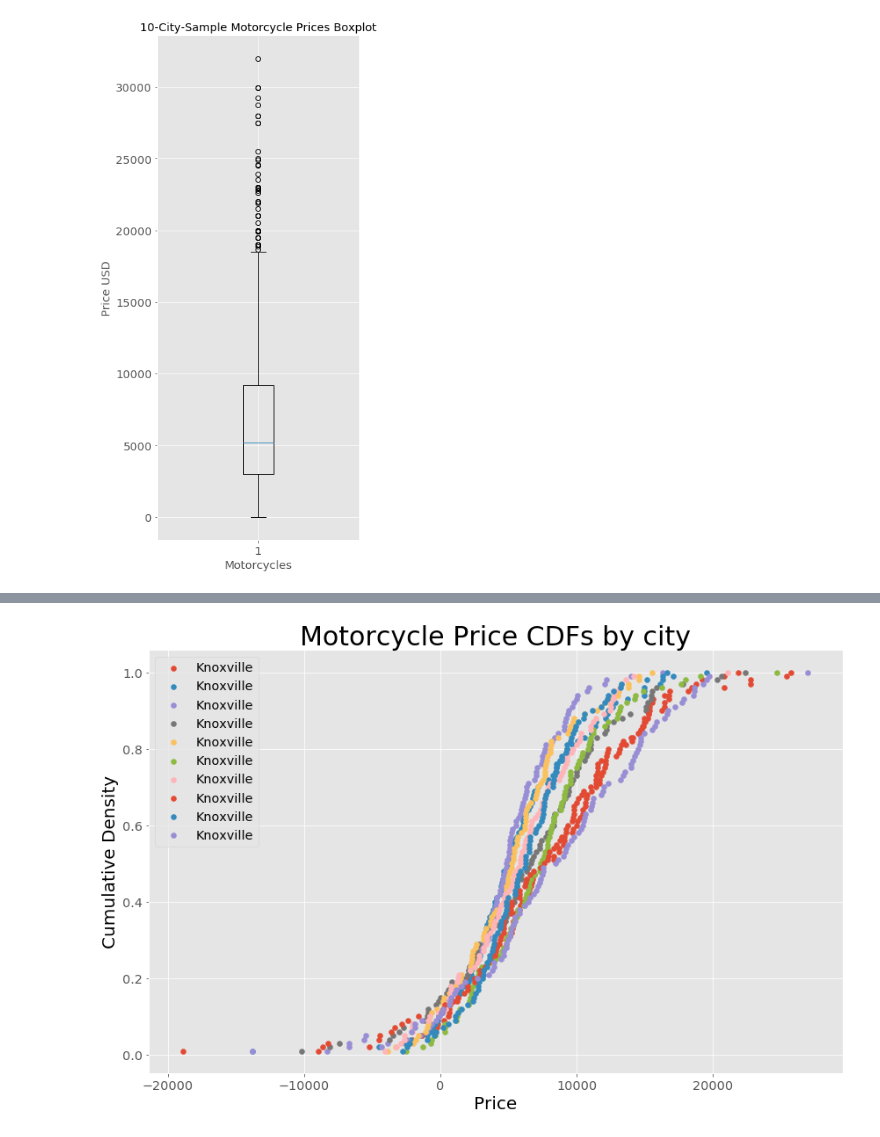
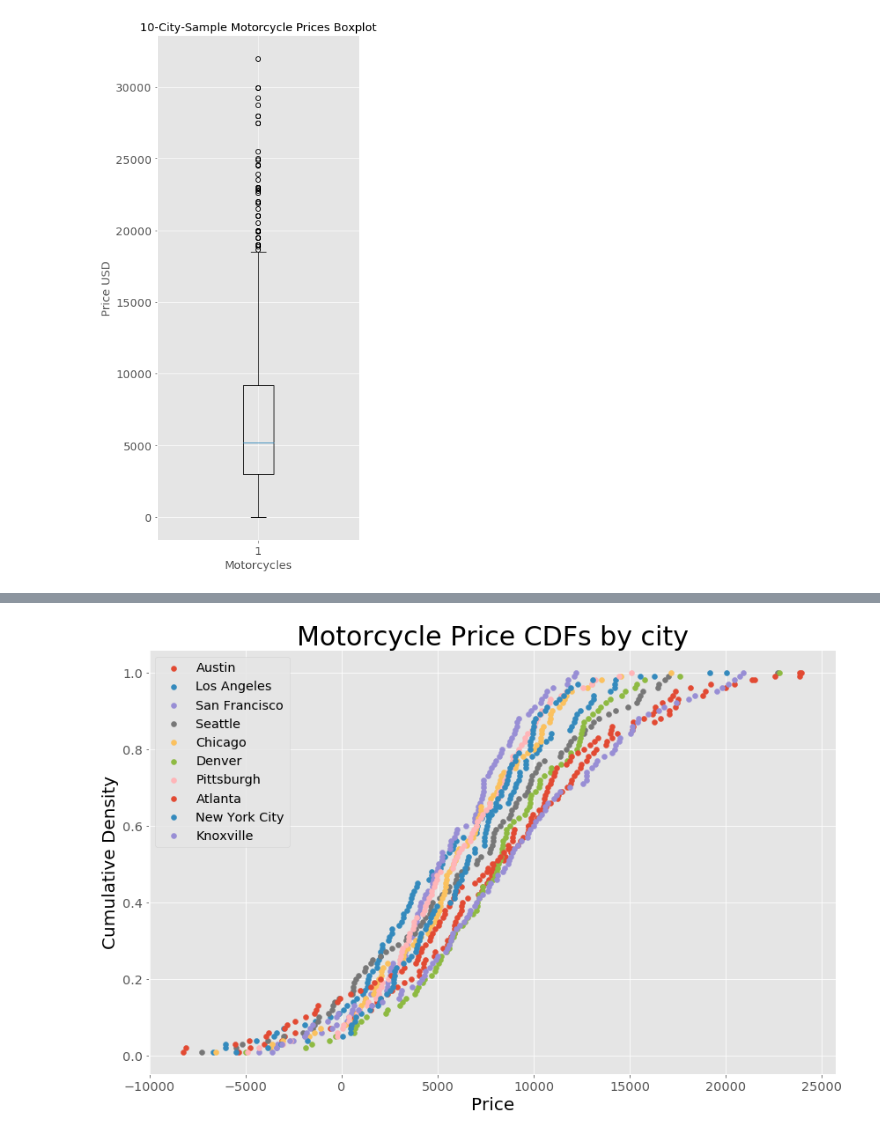
Before and after one commit to GrilledJeez/Testing-for-Difference-in-Craigslist-Markets, a Jupyter notebook: craigslist_scraper.ipynb, the cells around one changed output, grey strips where cells are left out. Cells and saved outputs as stored; diff of their text form; code cells hidden in the pictures.

Commit message:
3.14 Multi-City CDF plotted

```diff
--- a/craigslist_scraper.ipynb
+++ b/craigslist_scraper.ipynb
@@ -1312,17 +1318,17 @@ plt.scatter(x=x, y=y);
 # %%
 fig, axs = plt.subplots(figsize=(12,8))
-
 
 for _ in (city_codes):
     mu, sigma = np.mean(_['price']), np.std(_['price'])
     rand_normal = np.random.normal(mu, sigma, 100)
     x,y = ecdf(rand_normal)
-    axs.scatter(x=x, y=y);
-    plt.legend(_['city'])
+    axs.scatter(x=x, y=y, label = (_.iloc[0,5]))
+
+axs.legend()
 
 axs.set_title('Motorcycle Price CDFs by city', fontsize = 30)
 plt.xlabel('Price', fontsize = 20, color = 'black')
 plt.ylabel('Cumulative Density', fontsize = 20, color = 'black')
 plt.tight_layout()
 # %% [output]
-[figure, old version]
+[figure, new version]
```
Also changed, not shown: parts of 2 cells of this notebook.
